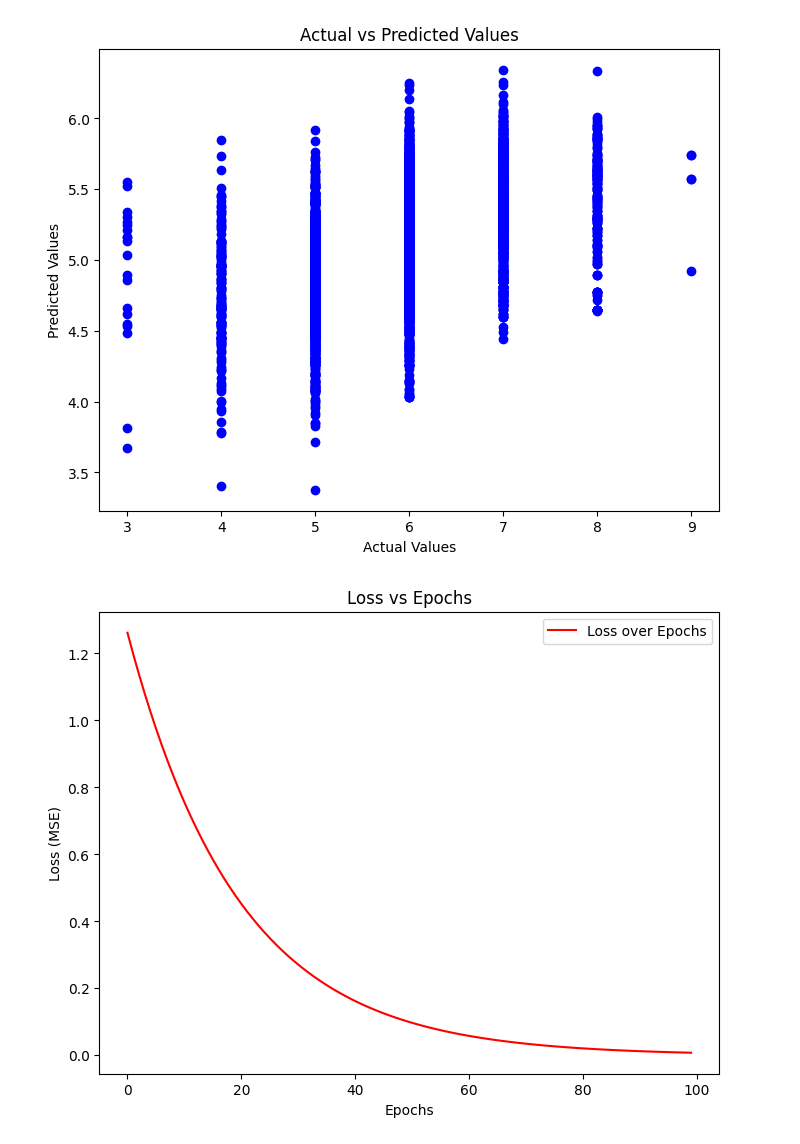
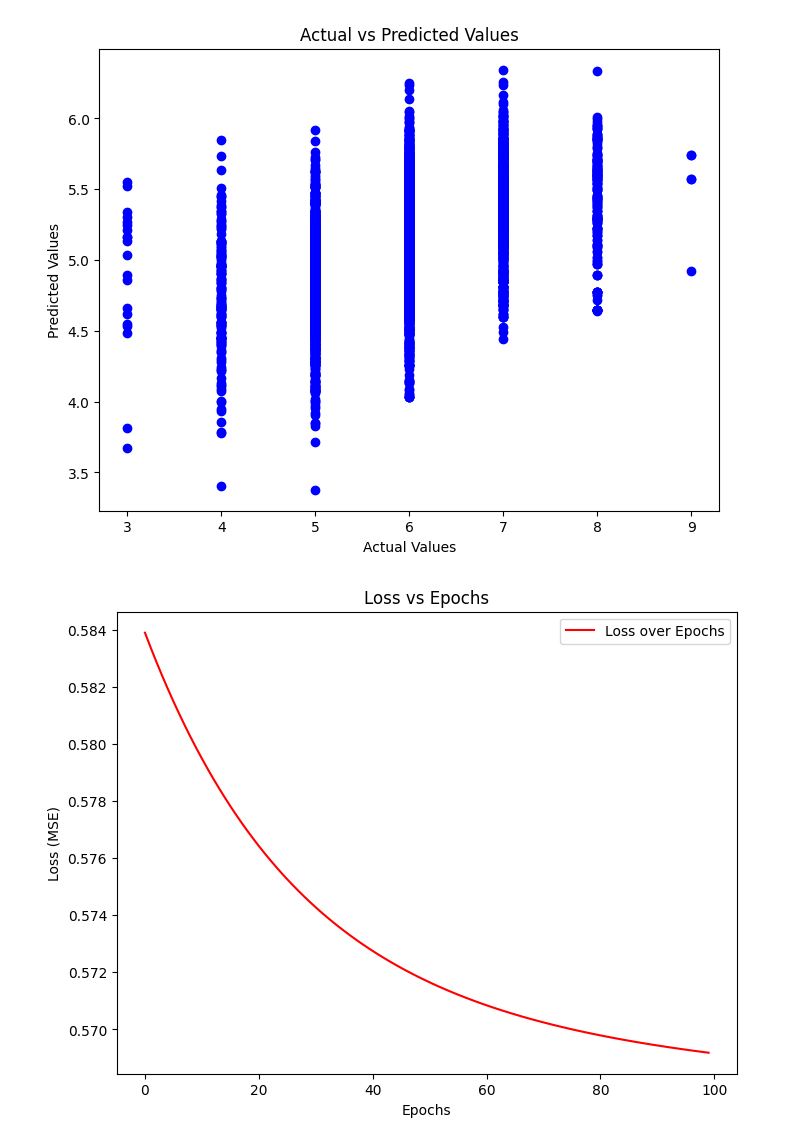
Before and after one commit to eleshuk/machine_learning, a Jupyter notebook: eleshuk_assignment1.ipynb, the cells around one changed output. Drawn from its saved outputs; the diff is of its cells as text; code cells hidden in the pictures.

```diff
--- a/eleshuk_assignment1.ipynb
+++ b/eleshuk_assignment1.ipynb
@@ -82,6 +72,10 @@ optimizer = torch.optim.SGD(model.parameters(), lr=learning_rate)
 # %%
 # 3) Training loop
 num_epochs = 100
+
+# Create list to hold loss values
+loss_history = []
+
 for epoch in range(num_epochs):
 
     # Forward pass and loss
@@ -95,6 +89,9 @@ for epoch in range(num_epochs):
     # zero grad before new step
     optimizer.zero_grad()
 
+    # Store loss
+    loss_history.append(loss.item())
+
     if (epoch+1) % 10 == 0:
         print(f'epoch: {epoch+1}, loss = {loss.item():.4f}')
 # %% [output]
@@ -120,19 +117,13 @@ plt.show()
 # %% [output]
 [figure]
 # %%
-# Simulate loss reduction over epochs
-epochs = 100
-
-# Simulating loss decrease
-loss_history = [loss * (0.95 ** epoch) for epoch in range(epochs)]
-
 # Plot Loss vs Epochs
 plt.figure(figsize=(8, 6))
-plt.plot(range(epochs), torch.tensor(loss_history), label="Loss over Epochs", color='red')
+plt.plot(range(num_epochs), loss_history, label="Loss over Epochs", color='red')
 plt.xlabel("Epochs")
 plt.ylabel("Loss (MSE)")
 plt.title("Loss vs Epochs")
 plt.legend()
 plt.show()
 # %% [output]
-[figure, old version]
+[figure, new version]
```
Also changed, not shown: parts of 5 cells of this notebook.
